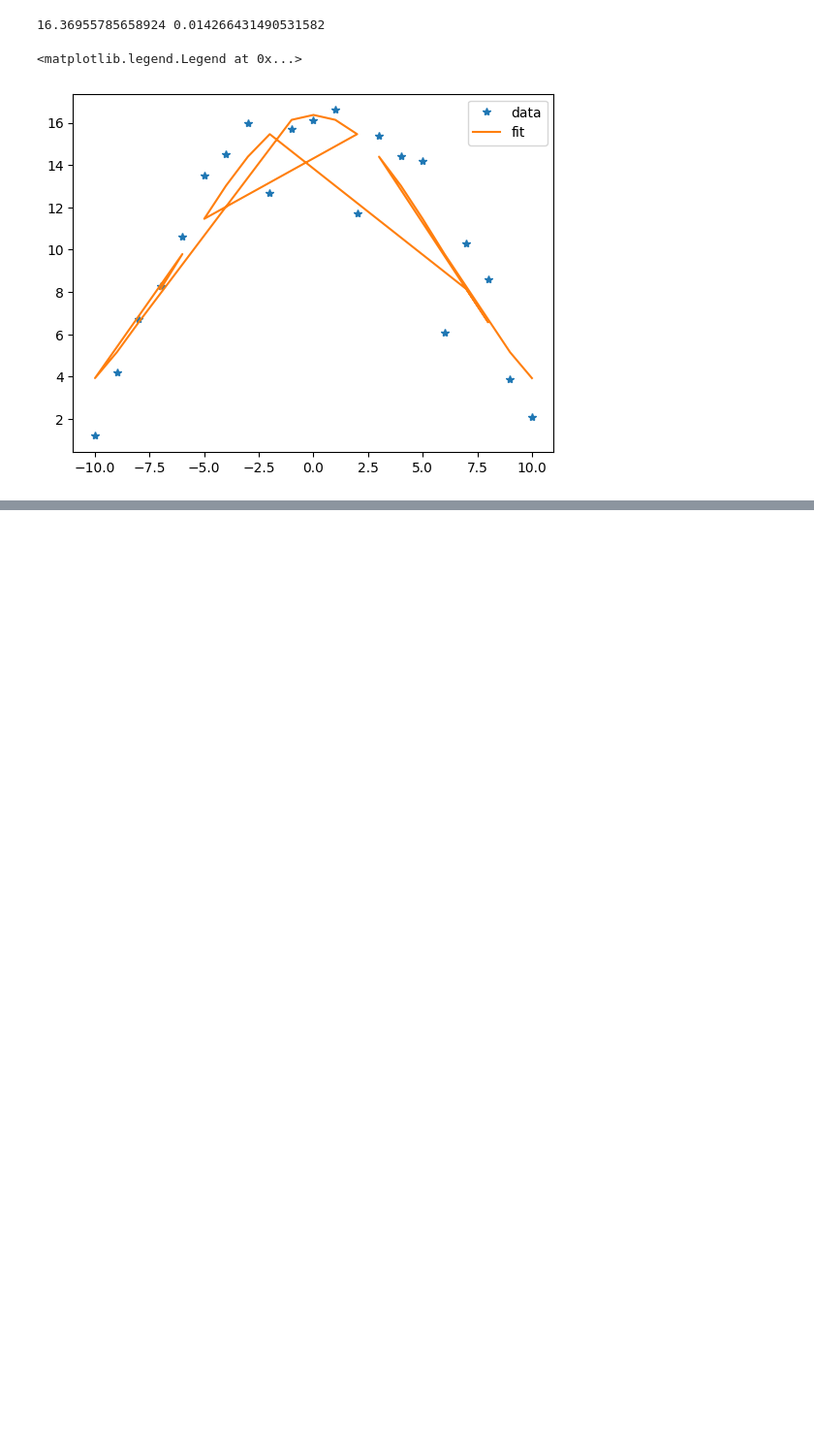
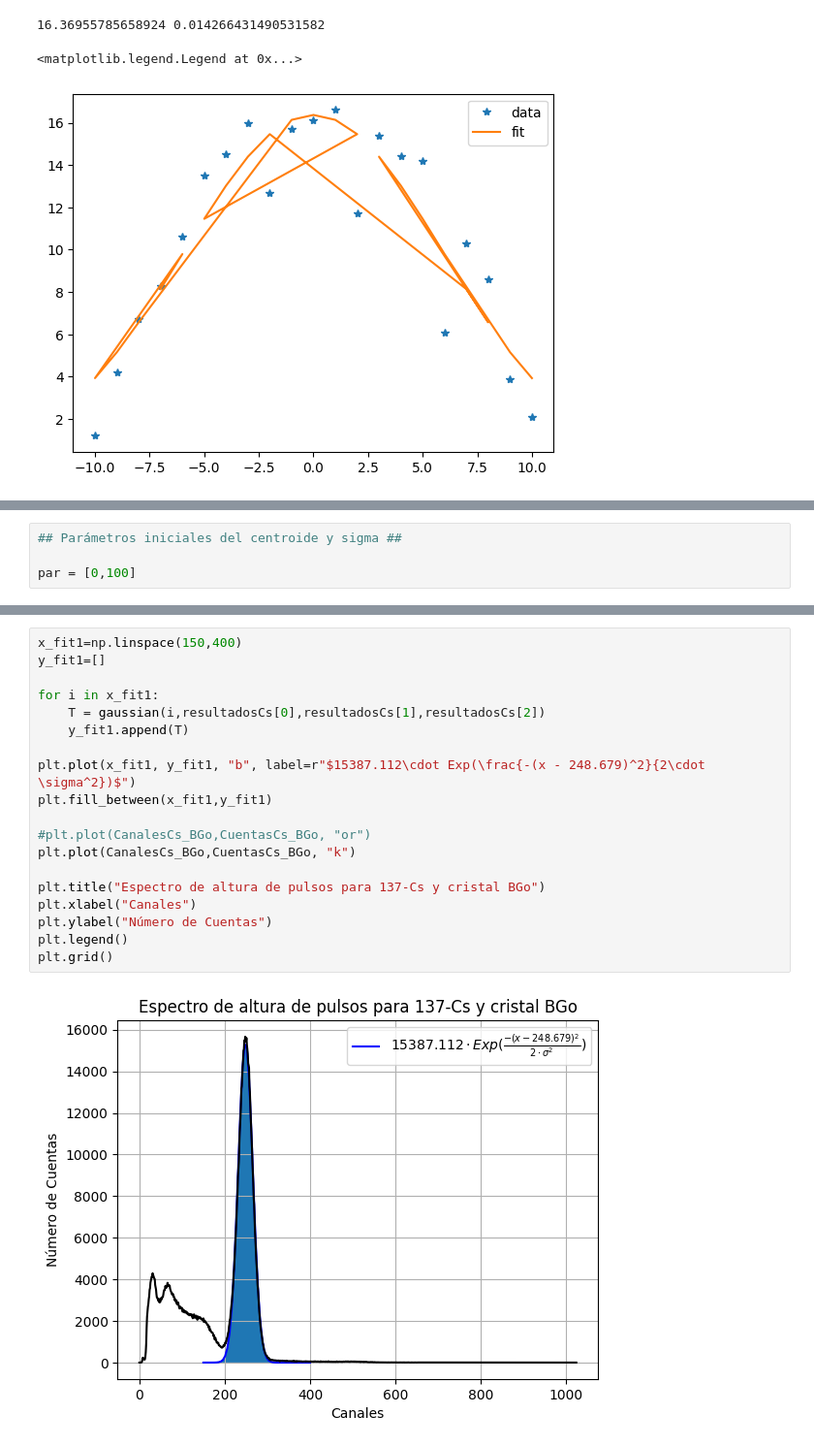
Before and after one commit to mausanram/Introduccion-Fisica-Nuclear, a Jupyter notebook: Datos P2-P3.ipynb, the cells around one changed output, grey strips where cells are left out. Shown at 97% size. Cells and saved outputs as stored; diff of their text form; blank space fills up the shorter version.

```diff
--- a/Datos P2-P3.ipynb
+++ b/Datos P2-P3.ipynb
@@ -423,0 +484,4 @@ plt.legend()
+# %%
+## Parámetros iniciales del centroide y sigma ##
+
+par = [0,100]
@@ -423,0 +496,21 @@ plt.legend()
+# %%
+x_fit1=np.linspace(150,400)
+y_fit1=[]
+
+for i in x_fit1:
+    T = gaussian(i,resultadosCs[0],resultadosCs[1],resultadosCs[2])
+    y_fit1.append(T)
+
+plt.plot(x_fit1, y_fit1, "b", label=r"$15387.112\cdot Exp(\frac{-(x - 248.679)^2}{2\cdot \sigma^2})$")
+plt.fill_between(x_fit1,y_fit1)
+
+#plt.plot(CanalesCs_BGo,CuentasCs_BGo, "or")
+plt.plot(CanalesCs_BGo,CuentasCs_BGo, "k")
+
+plt.title("Espectro de altura de pulsos para 137-Cs y cristal BGo")
+plt.xlabel("Canales")
+plt.ylabel("Número de Cuentas")
+plt.legend()
+plt.grid()
+# %% [output]
+[figure, added]
```
Also changed, not shown: parts of 55 cells of this notebook.
